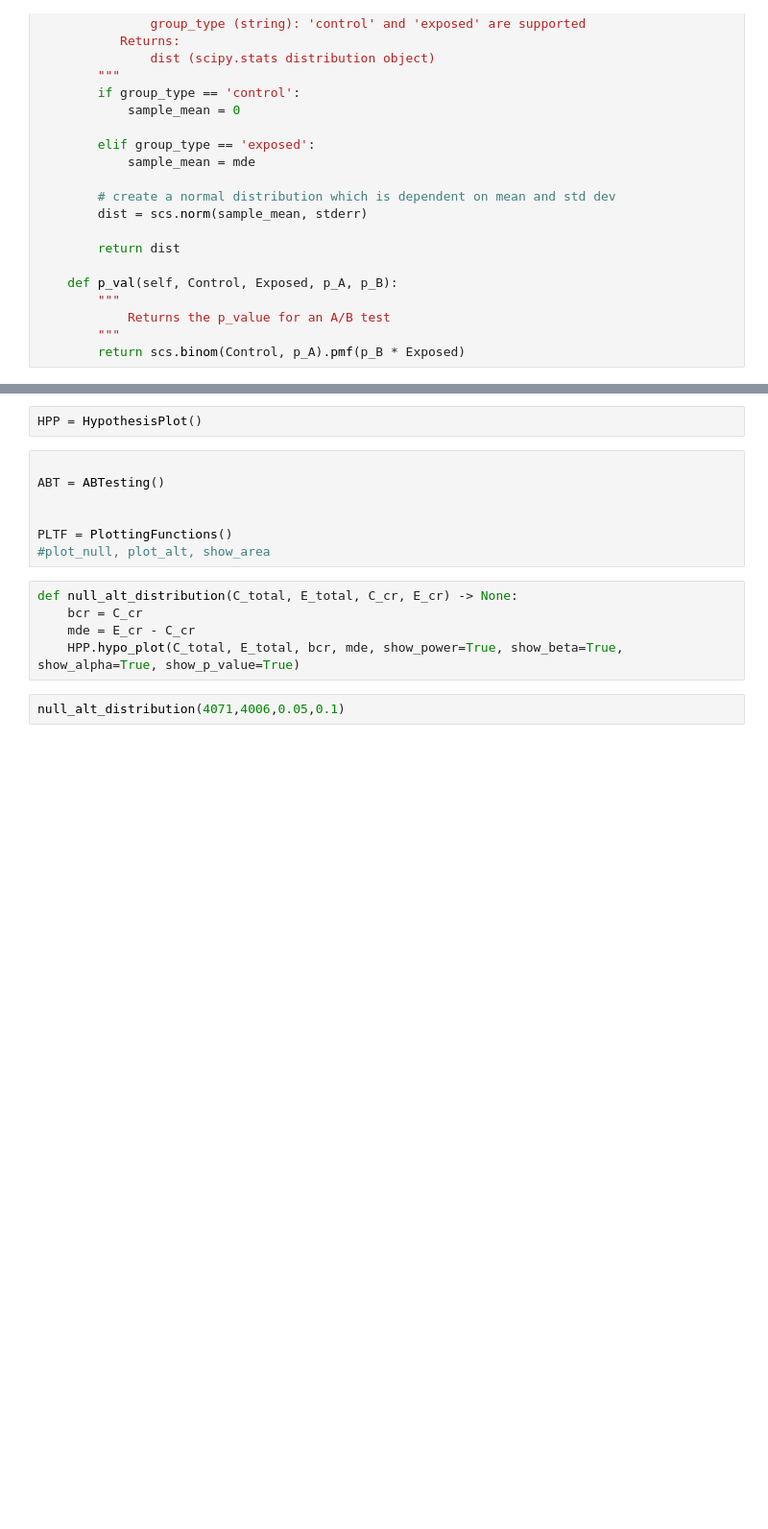
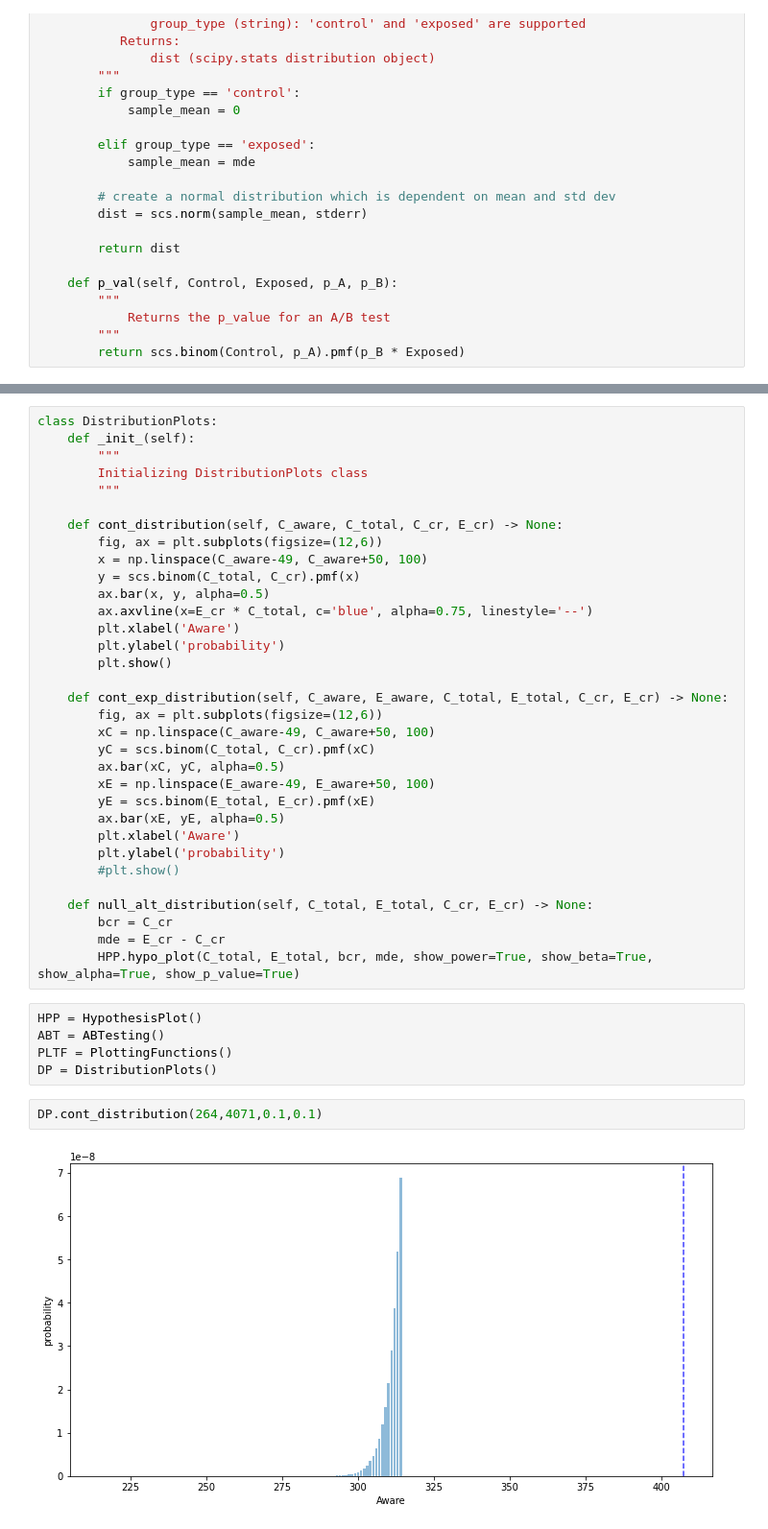
Before and after one commit to tutorialcreation/nlp_swahili_amharic, a Jupyter notebook: notebooks/AB_Testing.ipynb, the cells around one changed output, grey strips where cells are left out. Shown at 96% size. Drawn from its saved outputs; the diff is of its cells as text; blank space fills up the shorter version.

Commit message:
testing cont distribution plot

```diff
--- a/notebooks/AB_Testing.ipynb
+++ b/notebooks/AB_Testing.ipynb
@@ -434,22 +392,48 @@ class HypothesisPlot:
         plt.xlabel('d')
         plt.ylabel('PDF')
         plt.show()
+# %%
+class DistributionPlots:
+    def _init_(self):
+        """
+        Initializing DistributionPlots class
+        """
+
+    def cont_distribution(self, C_aware, C_total, C_cr, E_cr) -> None:
+        fig, ax = plt.subplots(figsize=(12,6))
+        x = np.linspace(C_aware-49, C_aware+50, 100)
+        y = scs.binom(C_total, C_cr).pmf(x)
+        ax.bar(x, y, alpha=0.5)
+        ax.axvline(x=E_cr * C_total, c='blue', alpha=0.75, linestyle='--')
+        plt.xlabel('Aware')
+        plt.ylabel('probability')
+        plt.show()
+
+    def cont_exp_distribution(self, C_aware, E_aware, C_total, E_total, C_cr, E_cr) -> None:
+        fig, ax = plt.subplots(figsize=(12,6))
+        xC = np.linspace(C_aware-49, C_aware+50, 100)
+        yC = scs.binom(C_total, C_cr).pmf(xC)
+        ax.bar(xC, yC, alpha=0.5)
+        xE = np.linspace(E_aware-49, E_aware+50, 100)
+        yE = scs.binom(E_total, E_cr).pmf(xE)
+        ax.bar(xE, yE, alpha=0.5)
+        plt.xlabel('Aware')
+        plt.ylabel('probability')
+        #plt.show()
+
+    def null_alt_distribution(self, C_total, E_total, C_cr, E_cr) -> None:
+        bcr = C_cr
+        mde = E_cr - C_cr
+        HPP.hypo_plot(C_total, E_total, bcr, mde, show_power=True, show_beta=True, show_alpha=True, show_p_value=True)
 # %%
 HPP = HypothesisPlot()
+ABT = ABTesting()
+PLTF = PlottingFunctions()
+DP = DistributionPlots()
-# %%
-
-ABT = ABTesting()
-
-
-PLTF = PlottingFunctions()
-#plot_null, plot_alt, show_area
-# %%
-def null_alt_distribution(C_total, E_total, C_cr, E_cr) -> None:
-    bcr = C_cr
-    mde = E_cr - C_cr
-    HPP.hypo_plot(C_total, E_total, bcr, mde, show_power=True, show_beta=True, show_alpha=True, show_p_value=True)
-# %%
-null_alt_distribution(4071,4006,0.05,0.1)
+# %%
+DP.cont_distribution(264,4071,0.1,0.1)
+# %% [output]
+[figure, added]
 # %%
 #REFERENCE
 # A Conditional Sequential Test for the Equality of Two Binomial Proportions
```
Also changed, not shown: parts of 6 cells of this notebook.
